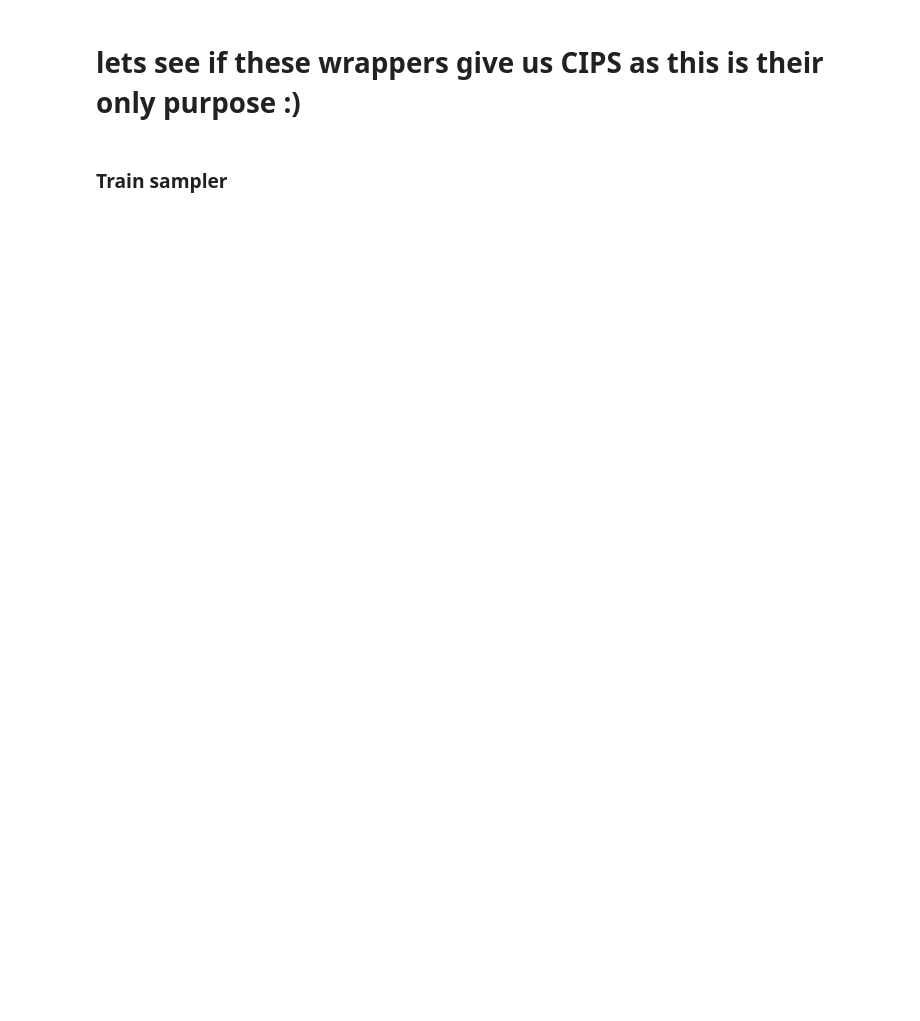
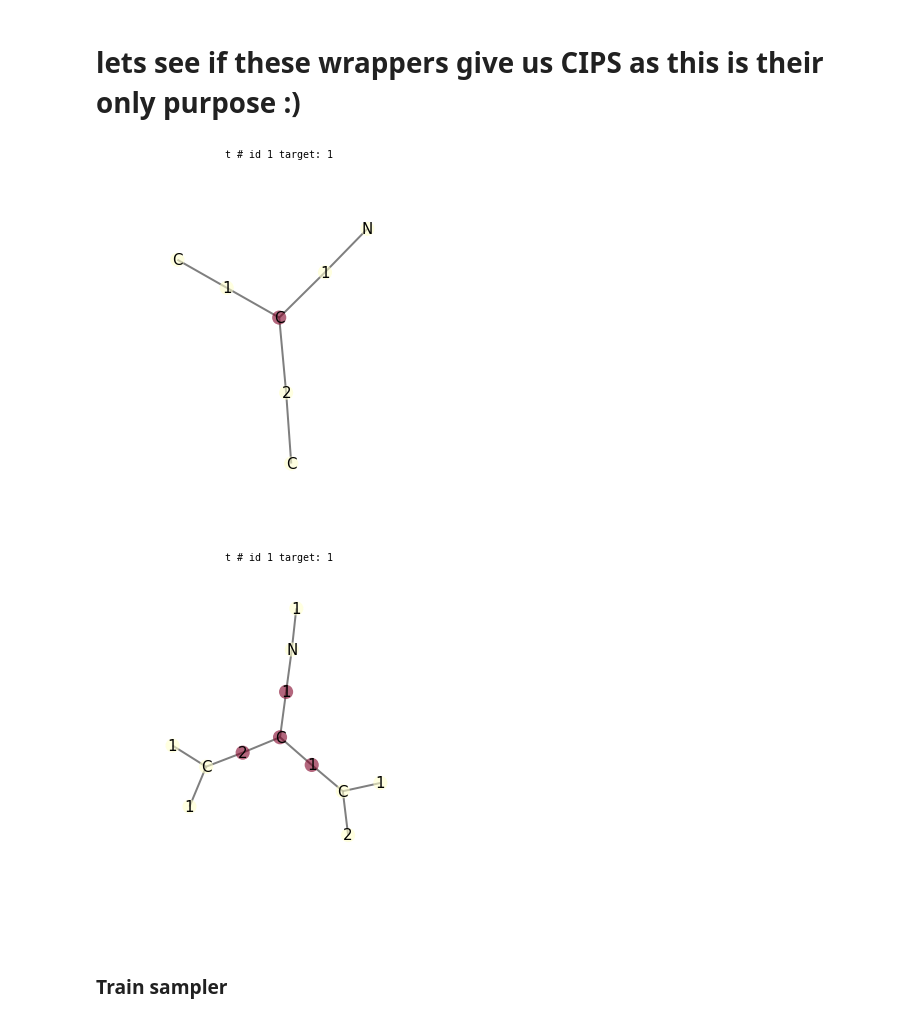
Before and after one commit to fabriziocosta/GraphLearn_examples, a Jupyter notebook: Abstract/learned_mole.ipynb, the cells around one changed output. Drawn from its saved outputs; the diff is of its cells as text; code cells hidden in the pictures; blank space fills up the shorter version.

```diff
--- a/Abstract/learned_mole.ipynb
+++ b/Abstract/learned_mole.ipynb
@@ -54,13 +65,16 @@ for i in range(2):
 # %%
 #parameters
 radius_list=[0,2]
 thickness_list=[2,4]
 base_thickness_list=[2]
 #extract
-cips=wrappers[0].all_core_interface_pairs(thickness_list=[2],radius_list=[0,1],hash_bitmask=2**20-1)
+cips=decomposers[0].all_core_interface_pairs(thickness_list=[2],radius_list=[0,1],hash_bitmask=2**20-1)
 #draw
 draw.graphlearn(cips[0][0].graph, contract=False)
 draw.graphlearn(cips[0][1].graph, contract=False)
+# %% [output]
+[figure, added]
+[figure, added]
 # %% [markdown]
 ### Train sampler
 # %%
```
Also changed, not shown: parts of 6 cells of this notebook, 9 other files.
